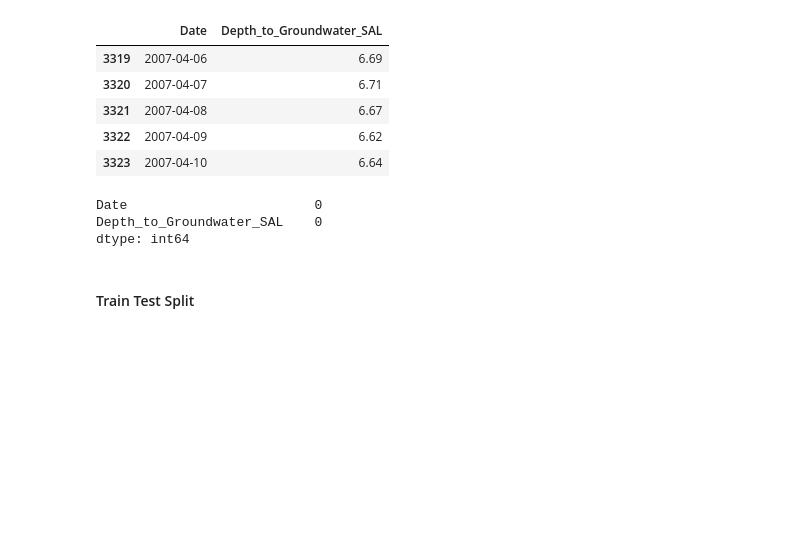
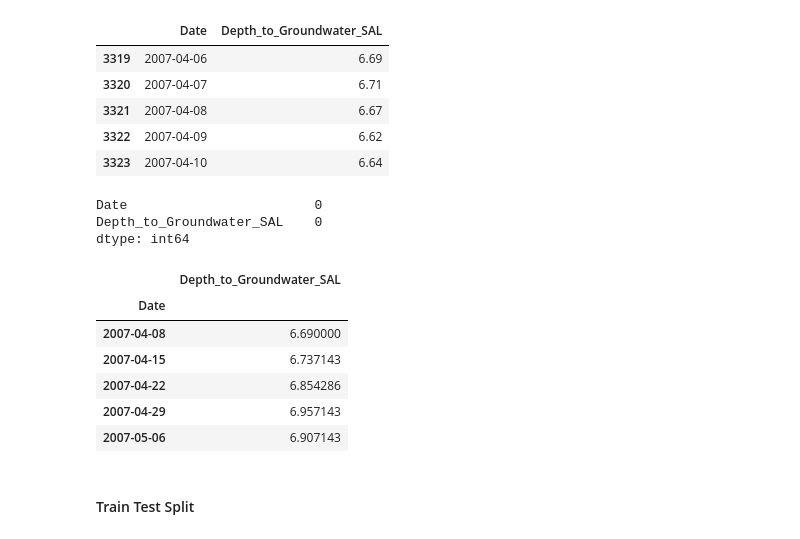
Before and after one commit to Jonathan-Goh88/dsiprojects, a Jupyter notebook: Capstone/Auser 3 SARIMA.ipynb, the cells around one changed output. Saved outputs shown, nothing was run; the diff lists cells and outputs as text; code cells hidden in the pictures; blank space fills up the shorter version.

```diff
--- a/Capstone/Auser 3 SARIMA.ipynb
+++ b/Capstone/Auser 3 SARIMA.ipynb
@@ -62,3 +64,13 @@ aus_sal = aus_sal.resample('W').mean()
+# %%
+aus_sal.head()
+# %% [output]
+|  | Depth_to_Groundwater_SAL |
+| Date |  |
+| 2007-04-08 | 6.690000 |
+| 2007-04-15 | 6.737143 |
+| 2007-04-22 | 6.854286 |
+| 2007-04-29 | 6.957143 |
+| 2007-05-06 | 6.907143 |
 # %% [markdown]
 #### Train Test Split
 # %%
```
Also changed, not shown: parts of 34 cells of this notebook, 3 other files.
